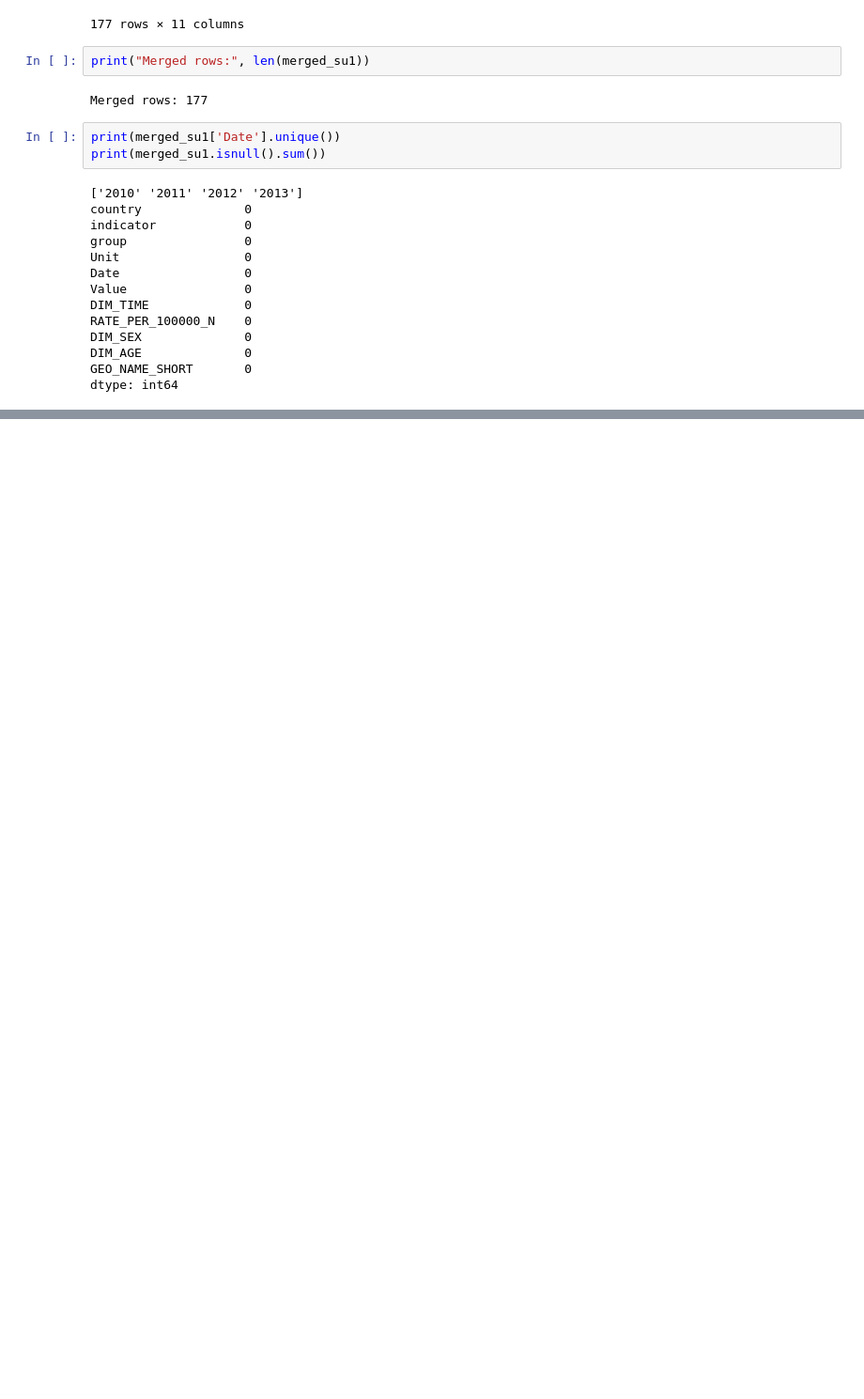
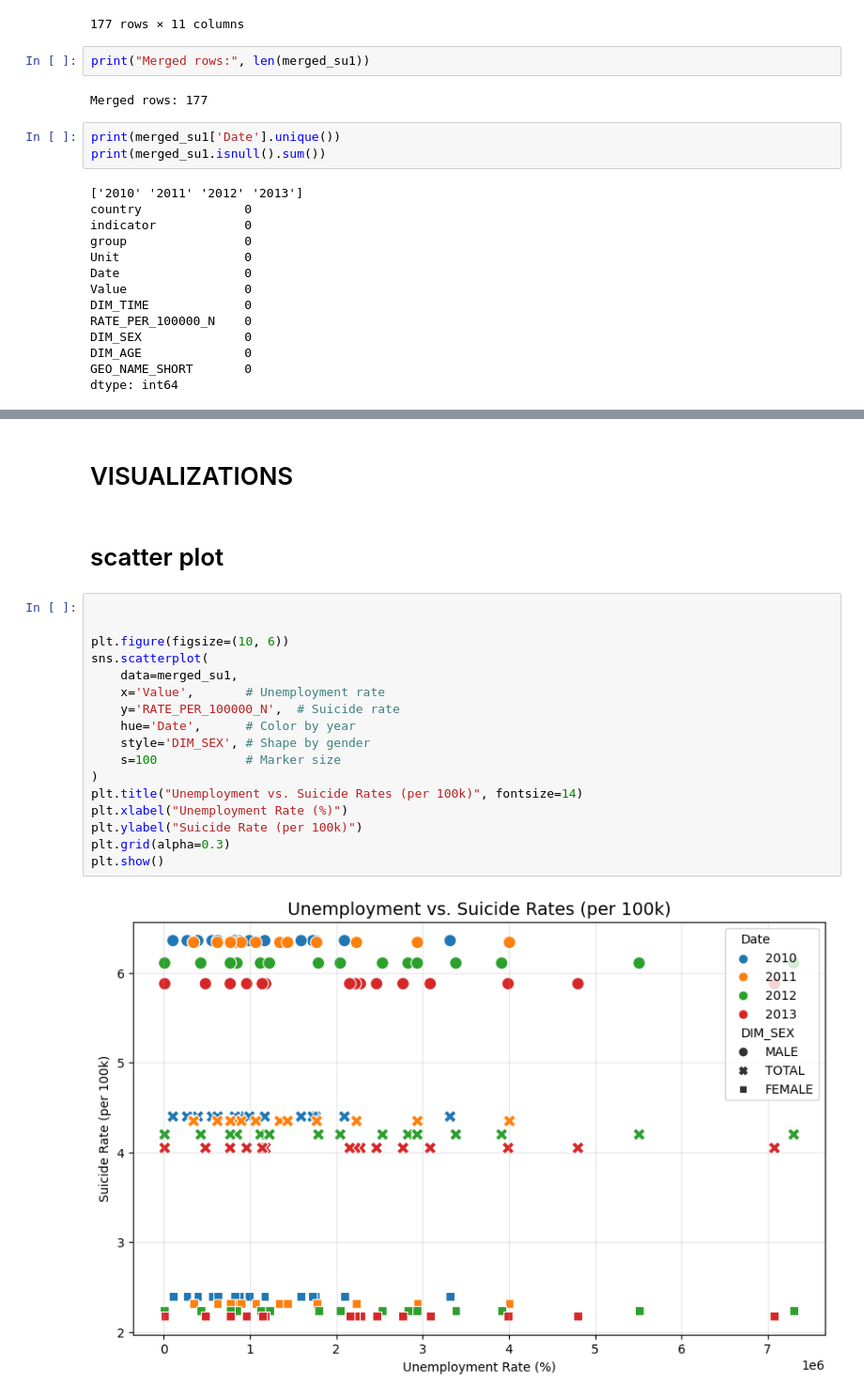
Before and after one commit to telehealthcareai/suicide-nigeria, a Jupyter notebook: DASHBOARD/explore/merged_suicide-unemployment.ipynb, the cells around one changed output, grey strips where cells are left out. Shown: that part at 94% size. Saved outputs shown, nothing was run; the diff lists cells and outputs as text; blank space fills up the shorter version.

Commit message:
visualize suicide data with unemployment indicator

```diff
--- a/DASHBOARD/explore/merged_suicide-unemployment.ipynb
+++ b/DASHBOARD/explore/merged_suicide-unemployment.ipynb
@@ -137,0 +145,23 @@ print(merged_sp1.groupby('Date').agg({
+# %% [markdown]
+# VISUALIZATIONS
+# %% [markdown]
+# scatter plot
+# %%
+
+
+plt.figure(figsize=(10, 6))
+sns.scatterplot(
+    data=merged_su1,
+    x='Value',       # Unemployment rate
+    y='RATE_PER_100000_N',  # Suicide rate
+    hue='Date',      # Color by year
+    style='DIM_SEX', # Shape by gender
+    s=100            # Marker size
+)
+plt.title("Unemployment vs. Suicide Rates (per 100k)", fontsize=14)
+plt.xlabel("Unemployment Rate (%)")
+plt.ylabel("Suicide Rate (per 100k)")
+plt.grid(alpha=0.3)
+plt.show()
+# %% [output]
+[figure, added]
```
Also changed, not shown: parts of 7 cells of this notebook.
